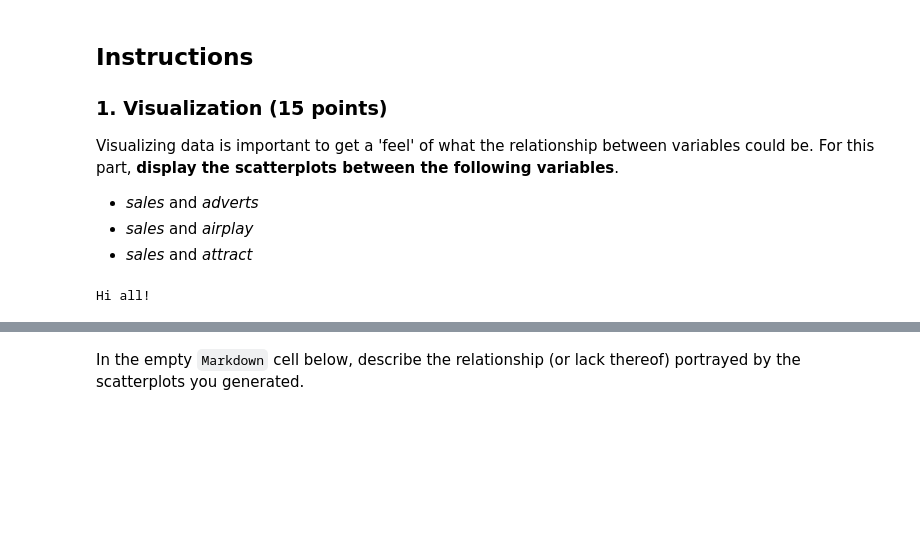
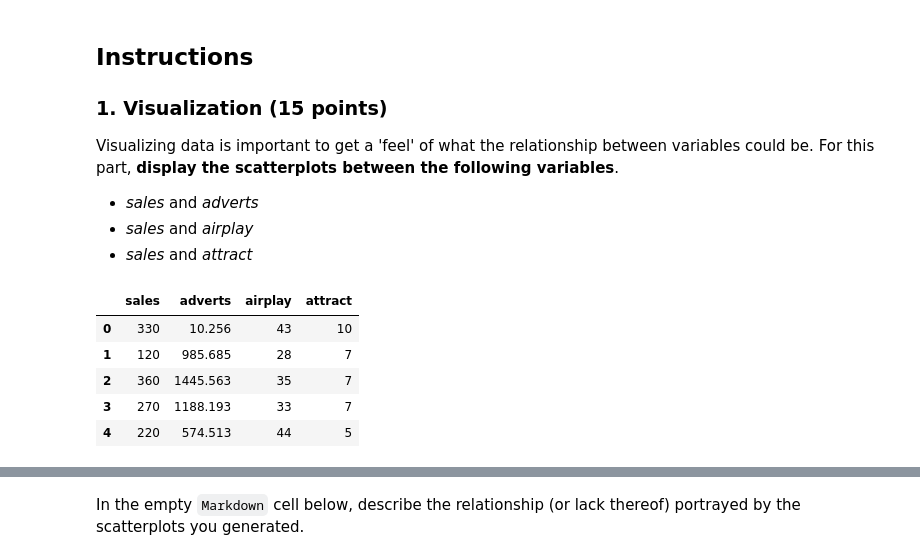
Before and after one commit to Theshjam/CSCI-4047-800, a Jupyter notebook: Mod04 Regression/Assignment/assignment_4.ipynb, the cells around one changed output, grey strips where cells are left out. Saved outputs shown, nothing was run; the diff lists cells and outputs as text; code cells hidden in the pictures; blank space fills up the shorter version.

Commit message:
Assignment 4 Complete
Here is the completed assignment.

```diff
--- a/Mod04 Regression/Assignment/assignment_4.ipynb
+++ b/Mod04 Regression/Assignment/assignment_4.ipynb
@@ -14,9 +14,16 @@ Visualizing data is important to get a 'feel' of what the relationship between v
 - *sales* and *adverts*
 - *sales* and *airplay*
 - *sales* and *attract*
-# %%
-# Code here
-import statsmodels.api as sm
-print("Hi all!")
-# %% [output]
-Hi all!
+# %%
+import pandas as pd
+import matplotlib.pyplot as plt
+
+df = pd.read_csv("album_sales.csv")
+df.head()
+# %% [output]
+|  | sales | adverts | airplay | attract |
+| 0 | 330 | 10.256 | 43 | 10 |
+| 1 | 120 | 985.685 | 28 | 7 |
+| 2 | 360 | 1445.563 | 35 | 7 |
+| 3 | 270 | 1188.193 | 33 | 7 |
+| 4 | 220 | 574.513 | 44 | 5 |
```
Also changed, not shown: parts of 10 cells of this notebook.
